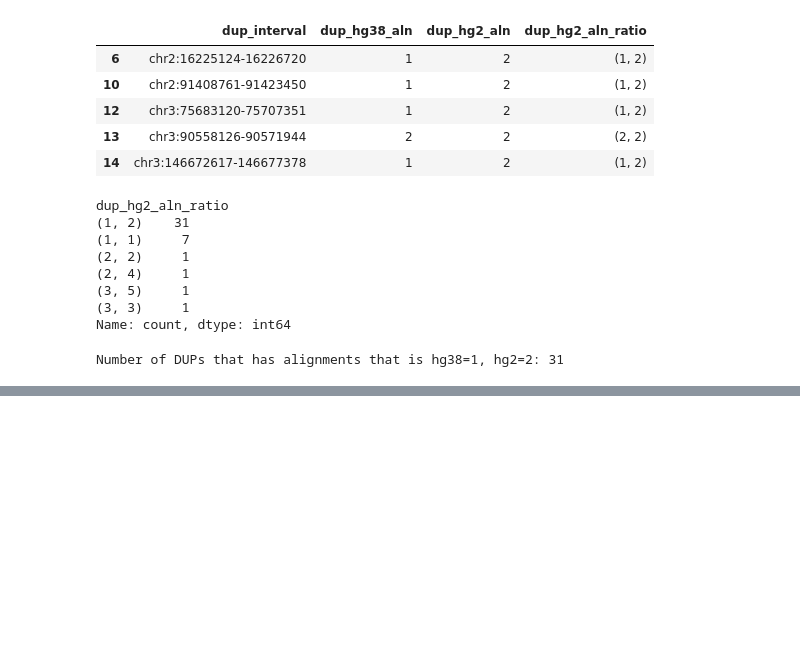
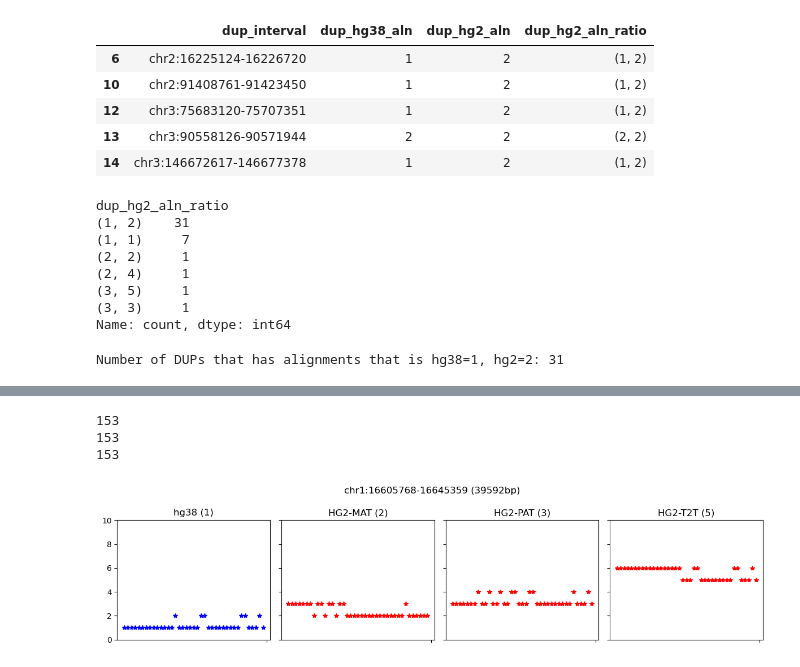
Before and after one commit to broadinstitute/T2T-ACE, a Jupyter notebook: notebooks/yg_dev_notebook.ipynb, the cells around one changed output, grey strips where cells are left out. Saved outputs shown, nothing was run; the diff lists cells and outputs as text; code cells hidden in the pictures; blank space fills up the shorter version.

Commit message:
further dev of binning_alignment

```diff
--- a/notebooks/yg_dev_notebook.ipynb
+++ b/notebooks/yg_dev_notebook.ipynb
@@ -485,15 +485,25 @@ Number of DUPs that has alignments that is hg38=1, hg2=2: 31
 def bin_alignment(interval, window_size=1000):
     sliding_window_interval_list = []
     sliding_window_hg38_hit_list = []
+    sliding_window_hg2_mat_hit_list = []
+    sliding_window_hg2_pat_hit_list = []
     sliding_window_hg2_hit_list = []
     chr,pos,end = ip.parse_interval(interval)
 
-    while pos < end:
+
+    # Make sure the last sliding window is not out of the original interval
+    while pos <= end-window_size:
         sliding_interval = ip.create_interval(chr, pos, pos+window_size)
         pos += window_size
         #print(sliding_interval,len(v.align_interval(sliding_interval, ReferenceLocations.hg38, hg38, hg002t2t)[0]),len(v.align_interval(sliding_interval, ReferenceLocations.hg38, hg38, hg002t2t)[1]))
         sliding_window_interval_list.append(sliding_interval)
+        # Number of copies in hg38
         sliding_window_hg38_hit_list.append(len(v.align_interval(sliding_interval, ReferenceLocations.hg38, hg38, hg002t2t)[0]))
+        # Number of copies in HG2-T2T MAT
+        sliding_window_hg2_mat_hit_list.append(len([i for i,j in v.align_interval(sliding_interval, ReferenceLocations.hg38, hg38, hg002t2t)[1] if 'MAT' in i]))
+        # Number of copies in HG2-T2T PAT
+        sliding_window_hg2_pat_hit_list.append(len([i for i,j in v.align_interval(sliding_interval, ReferenceLocations.hg38, hg38, hg002t2t)[1] if 'PAT' in i]))
+        # Number of copies in HG2-T2T
         sliding_window_hg2_hit_list.append(len(v.align_interval(sliding_interval, ReferenceLocations.hg38, hg38, hg002t2t)[1]))
 
-    return sliding_window_interval_list,sliding_window_hg38_hit_list,sliding_window_hg2_hit_list
+    return sliding_window_interval_list,sliding_window_hg38_hit_list,sliding_window_hg2_mat_hit_list,sliding_window_hg2_pat_hit_list,sliding_window_hg2_hit_list
@@ -506,18 +509,0 @@ test_interval_list, test_hg38_hits, test_hg2_hits = bin_alignment(tp_dups[19])
-# %%
-fig, axs = plt.subplots(1, 2, figsize=(6, 3), sharey=True)
-
-for i in test_interval_list:
-    if test_hg38_hits[test_interval_list.index(i)]*2 < test_hg2_hits[test_interval_list.index(i)]:
-        axs[0].plot(i, test_hg38_hits[test_interval_list.index(i)], '*', color='blue')
-        axs[1].plot(i, test_hg2_hits[test_interval_list.index(i)], '*', color='red')
-    else:
-        axs[0].plot(i, test_hg38_hits[test_interval_list.index(i)], '*', color='grey')
-        axs[1].plot(i, test_hg2_hits[test_interval_list.index(i)], '*', color='grey')
-
-axs[0].set_title('hg38')
-axs[0].set_ylim(0, 10)
-axs[0].set_xticks('')
-
-axs[1].set_title('HG2-T2T')
-axs[1].set_ylim(0, 10)
-axs[1].set_xticks('')
@@ -526,0 +527,7 @@ axs[1].set_xticks('')
+# %%
+for i in [1,2,3]:
+    print(len(bin_alignment(tp_dups[19])[i]))
+# %% [output]
+153
+153
+153
@@ -526,0 +586,4 @@ axs[1].set_xticks('')
+# %%
+plot_single_bin_alignment(tp_dups[1])
+# %% [output]
+[figure, added]
```
Also changed, not shown: parts of 38 cells of this notebook.
